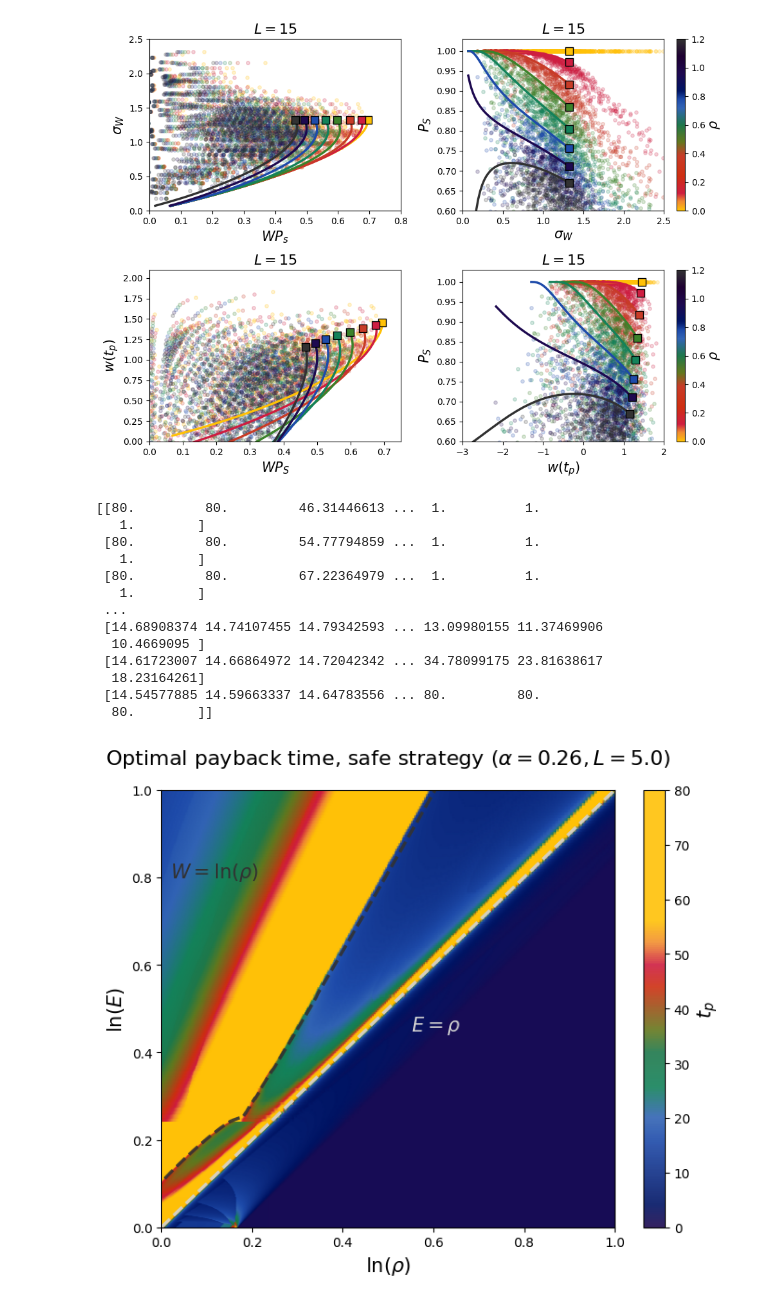
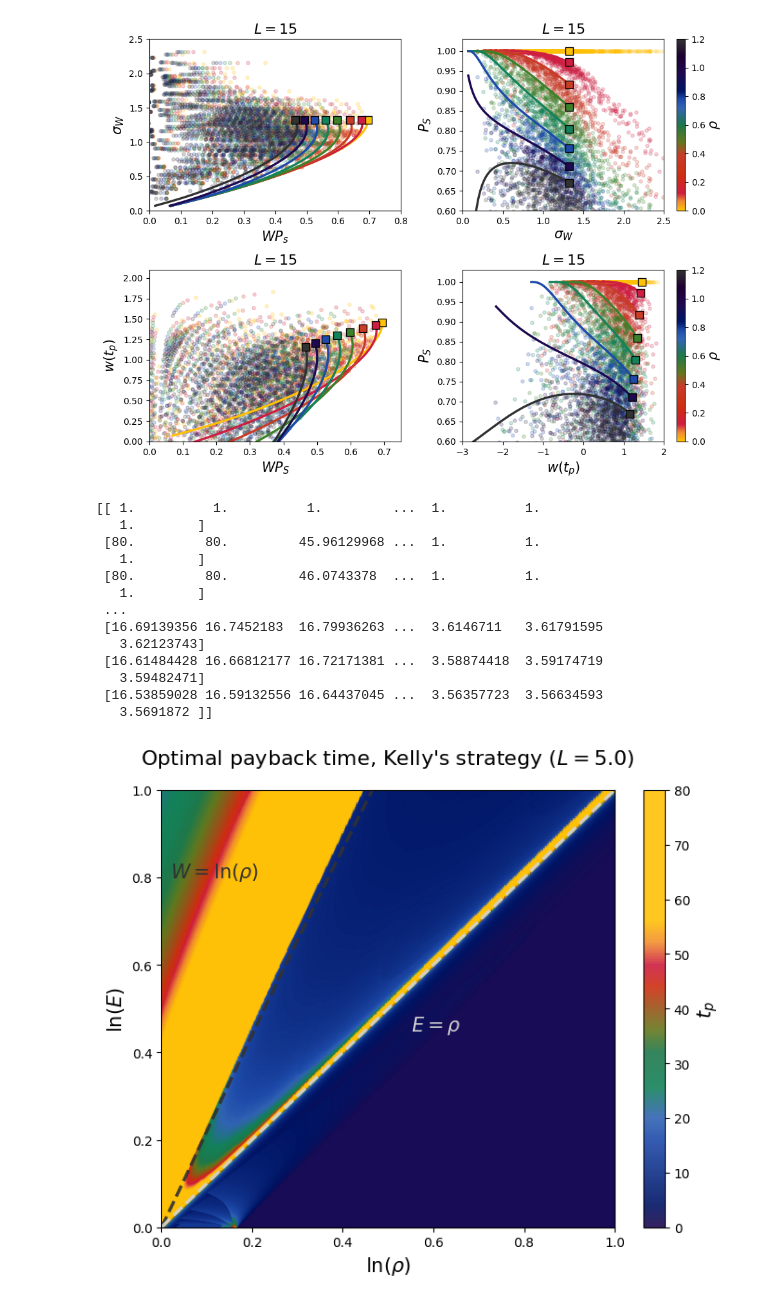
Before and after one commit to barnabeledoux/Debt_Carbon_Lock-In, a Jupyter notebook: main_survival.ipynb, the cells around one changed output. Saved outputs shown, nothing was run; the diff lists cells and outputs as text; code cells hidden in the pictures.

```diff
--- a/main_survival.ipynb
+++ b/main_survival.ipynb
@@ -690,8 +690,8 @@ from mpl_toolkits.axes_grid1 import make_axes_locatable
 
 alpha=0.26
 L = 5.
-beta = .7
-strat = 'safe'
+beta = .5
+strat = 'kelly'
 
 X,Y,data = np.load(cd + '/data/lnrho'+strat + str(L) + str(beta) +'.npy'), np.load(cd + '/data/lnE'+strat + str(L) + str(beta) +'.npy'), np.load(cd + '/data/tplist'+strat + str(L) + str(beta) +'.npy')
 Wlist, mlist, siglist, Wlisttot = np.load(cd + '/data/W'+strat + str(L) + str(beta) +'.npy'), np.load(cd + '/data/m'+strat + str(L) + str(beta) +'.npy'), np.load(cd + '/data/sig'+strat + str(L) + str(beta) +'.npy'), np.load(cd + '/data/Wtot'+strat + str(L) + str(beta) +'.npy')
@@ -782,40 +782,40 @@ ax1.set_ylim(0,1.)
 fig1.set_size_inches(7., 6.)
 
 
 if strat=='kelly':
     ax1.text(0.02, .8, r'$W=\ln( \rho )$', c=col1, fontsize=15)
     ax1.text(.55, 0.45, r'$E=\rho$', c=col3, fontsize=15)
 else:
     ax1.text(0.02, .8, r'$W=\ln( \rho )$', c=col1, fontsize=15)
     ax1.text(.55, 0.45, r'$E=\rho$', c=col3, fontsize=15)
 #ax1.text(0.5, -0.12, r'$E=1$', c=col3, fontsize=18)
 
 # Adjust layout to prevent overlapping
 fig1.tight_layout(rect=[0, 0.03, 1, 0.95])  # Leave space for the title
 
 
 z_proj_x = np.mean(data, axis=0)  # Projection onto x-axis (collapse y)
 z_proj_y = np.mean(data, axis=1)  # Projection onto y-axis (collapse x)
 
 # Create axes for projections using make_axes_locatable
 divider = make_axes_locatable(ax1)
 
 ax1.set_title(title, fontsize=16, pad=20)
 # Adjust layout
 plt.tight_layout()
 plt.savefig('results/phasediag_'+strat + str(L) + str(beta) +'_optimaltime.pdf')
 # %% [output]
-[[80.         80.         46.31446613 ...  1.          1.
+[[ 1.          1.          1.         ...  1.          1.
    1.        ]
- [80.         80.         54.77794859 ...  1.          1.
+ [80.         80.         45.96129968 ...  1.          1.
    1.        ]
- [80.         80.         67.22364979 ...  1.          1.
+ [80.         80.         46.0743378  ...  1.          1.
    1.        ]
  ...
- [14.68908374 14.74107455 14.79342593 ... 13.09980155 11.37469906
-  10.4669095 ]
- [14.61723007 14.66864972 14.72042342 ... 34.78099175 23.81638617
-  18.23164261]
- [14.54577885 14.59663337 14.64783556 ... 80.         80.
-  80.        ]]
+ [16.69139356 16.7452183  16.79936263 ...  3.6146711   3.61791595
+   3.62123743]
+ [16.61484428 16.66812177 16.72171381 ...  3.58874418  3.59174719
+   3.59482471]
+ [16.53859028 16.59132556 16.64437045 ...  3.56357723  3.56634593
+   3.5691872 ]]
-[figure, old version]
+[figure, new version]
```
Also changed, not shown: 3 other files.
